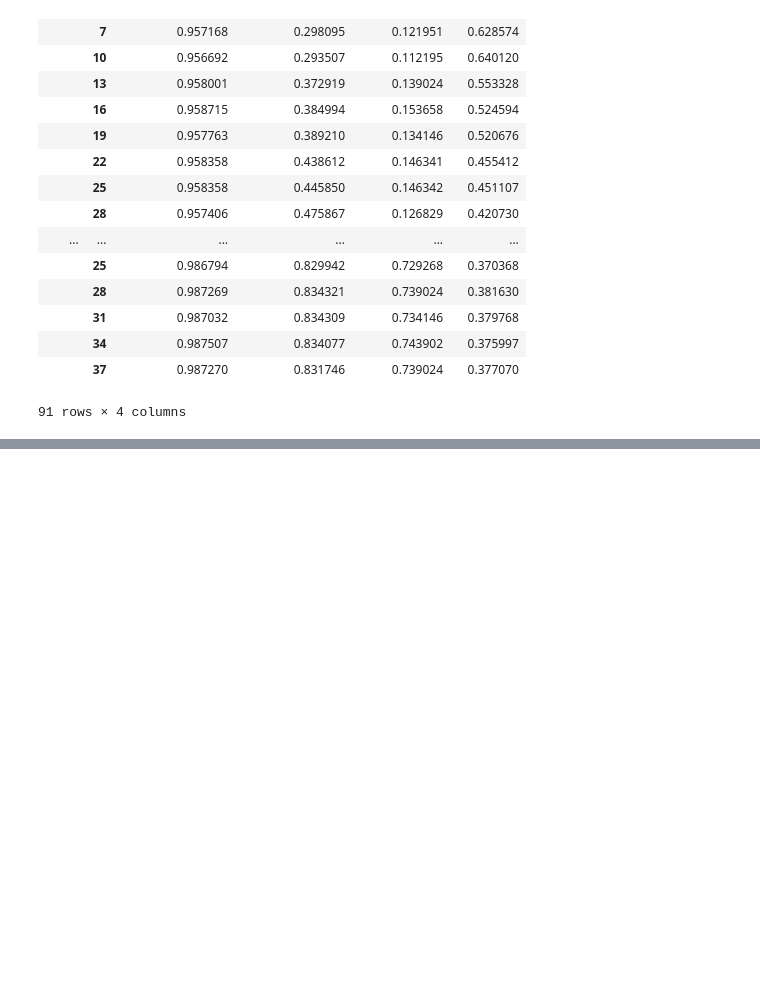
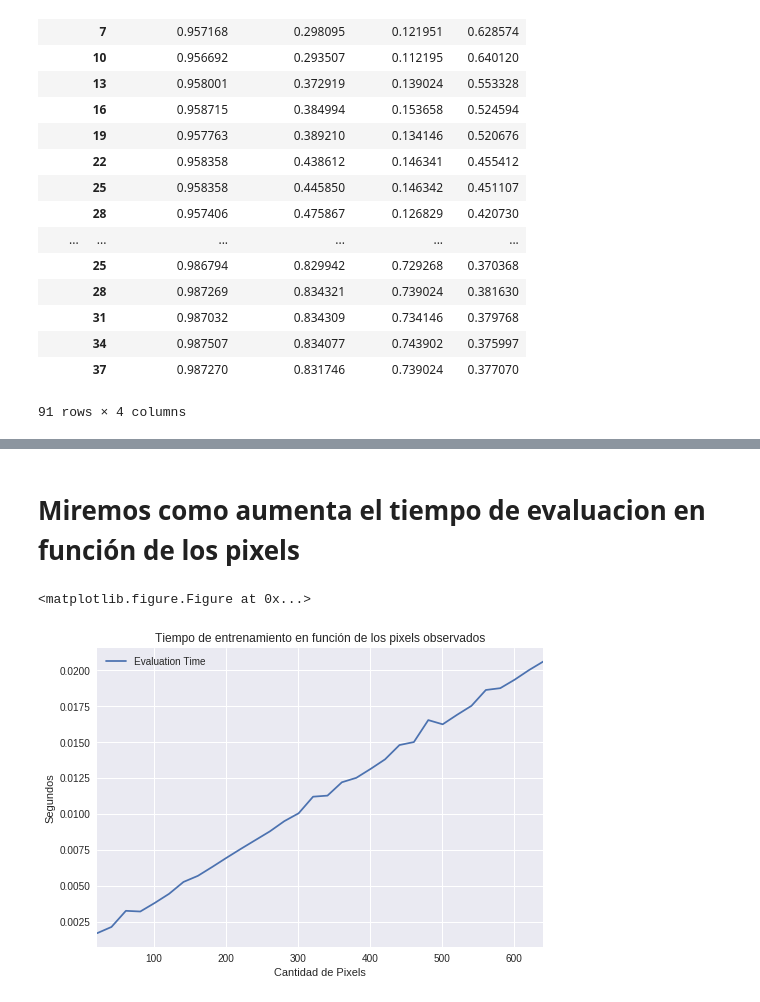
Before and after one commit to gparadelo/metodos-tp2, a Jupyter notebook: experimentacion/Untitled.ipynb, the cells around one changed output, grey strips where cells are left out. Cells and saved outputs as stored; diff of their text form; code cells hidden in the pictures; blank space fills up the shorter version.

```diff
--- a/experimentacion/Untitled.ipynb
+++ b/experimentacion/Untitled.ipynb
@@ -151,0 +185,17 @@ resultgrouped
+# %% [markdown]
+# Miremos como aumenta el tiempo de evaluacion en función de los pixels
+# %%
+df = pd.read_csv("./data/time-1.csv", delimiter = ";")
+copydf = df
+columns = [column for column in copydf.columns if column == 'alpha' or column == 'Evaluation Time']
+newdf = copydf[columns]
+ax = newdf.plot(x="alpha", logy=False)
+ax.set_ylabel("Segundos")
+ax.set_xlabel("Cantidad de Pixels" )
+title = "Tiempo de entrenamiento en función de los pixels observados"
+plt.title(title)
+plt.show()
+plt.savefig("./graphs/"+title)
+# %% [output]
+<matplotlib.figure.Figure at 0x...>
+[figure, added]
```
Also changed, not shown: parts of 9 cells of this notebook, 24 other files.
